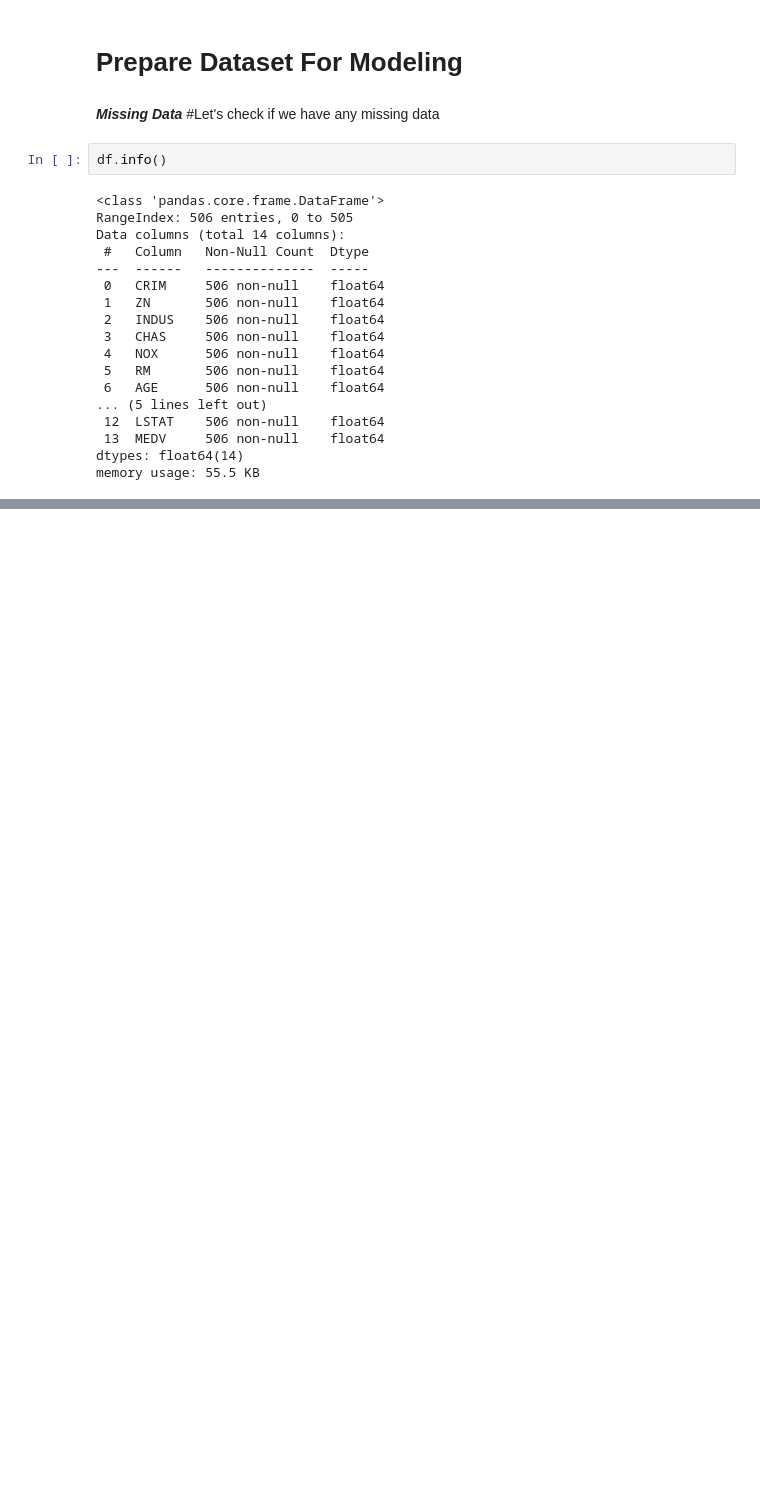
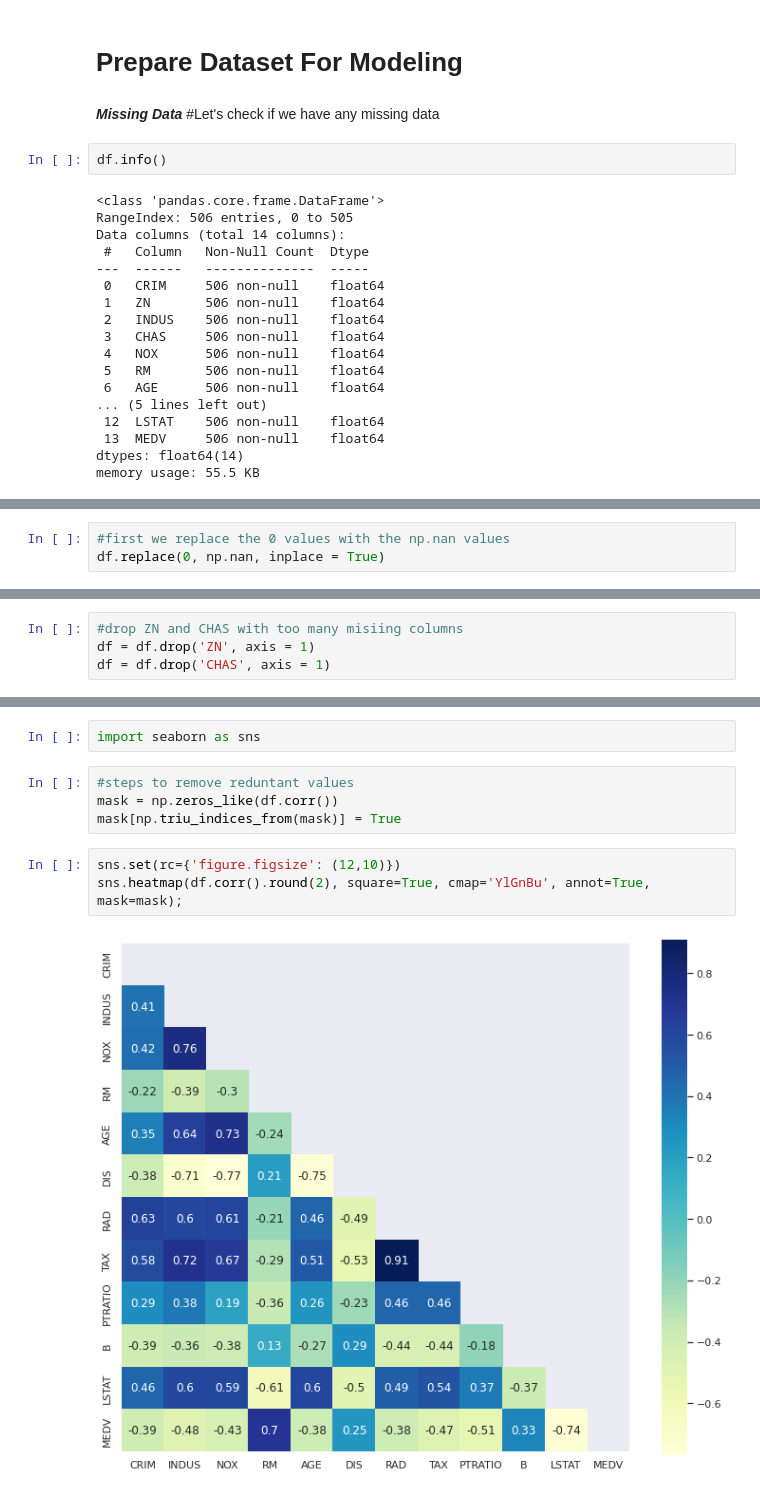
Before and after one commit to pdpranavkumar/Data-Science-Portfolio, a Jupyter notebook: Boston_Housing_Dataset_Linear_Regression.ipynb, the cells around one changed output, grey strips where cells are left out. Drawn from its saved outputs; the diff is of its cells as text; blank space fills up the shorter version.

```diff
--- a/Boston_Housing_Dataset_Linear_Regression.ipynb
+++ b/Boston_Housing_Dataset_Linear_Regression.ipynb
@@ -102,0 +106,3 @@ memory usage: 55.5 KB
+# %%
+#first we replace the 0 values with the np.nan values
+df.replace(0, np.nan, inplace = True)
@@ -102,0 +130,4 @@ memory usage: 55.5 KB
+# %%
+#drop ZN and CHAS with too many misiing columns
+df = df.drop('ZN', axis = 1)
+df = df.drop('CHAS', axis = 1)
@@ -102,0 +146,11 @@ memory usage: 55.5 KB
+# %%
+import seaborn as sns
+# %%
+#steps to remove reduntant values
+mask = np.zeros_like(df.corr())
+mask[np.triu_indices_from(mask)] = True
+# %%
+sns.set(rc={'figure.figsize': (12,10)})
+sns.heatmap(df.corr().round(2), square=True, cmap='YlGnBu', annot=True, mask=mask);
+# %% [output]
+[figure, added]
```
Also changed, not shown: parts of 7 cells of this notebook.
